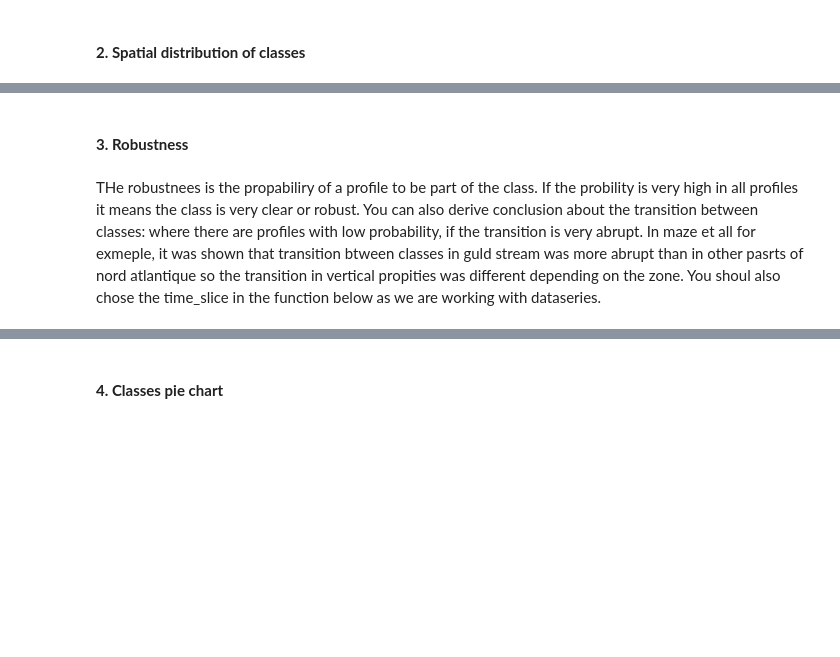
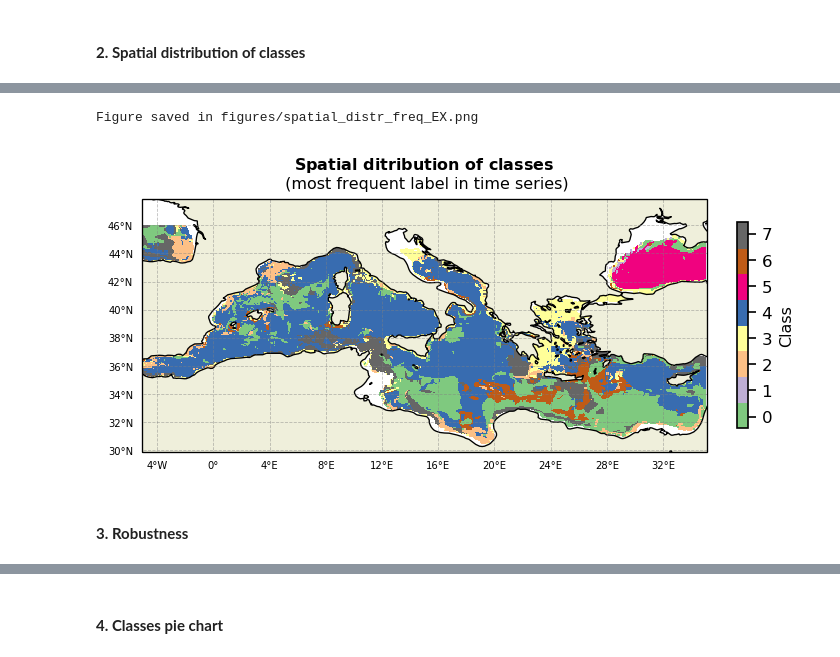
Before and after one commit to euroargodev/BlueCloud, a Jupyter notebook: predict_PCMlabels_and_plot.ipynb, the cells around one changed output, grey strips where cells are left out. Cells and saved outputs as stored; diff of their text form; code cells hidden in the pictures; blank space fills up the shorter version.

```diff
--- a/predict_PCMlabels_and_plot.ipynb
+++ b/predict_PCMlabels_and_plot.ipynb
@@ -220,9 +223,8 @@ As we are working with a time series we cna also plot, for each pixel, the most
 # %%
 P.spatial_distribution(time_slice='most_freq_label')
-#P.save_BlueCloud('figures/spatial_distr_freq_EX.png')
-P.save_BlueCloud('figures/test.png')
+P.save_BlueCloud('figures/spatial_distr_freq_EX.png')
+# %% [output]
+Figure saved in figures/spatial_distr_freq_EX.png
+[figure, added]
 # %% [markdown]
 #### __3. Robustness__
-# %% [markdown]
-THe robustnees is the propabiliry of a profile to be part of the class. If the probility is very high in all profiles it means the class is very clear or robust. You can also derive conclusion about the transition between classes: where there are profiles with low probability, if the transition is very abrupt. In maze et all for exmeple, it was shown that transition btween classes in guld stream was more abrupt than in other pasrts of nord atlantique so the transition in vertical propities was different depending on the zone.
-You shoul also chose the time_slice in the function below as we are working with dataseries.
```
Also changed, not shown: parts of 30 cells of this notebook, 9 other files.
